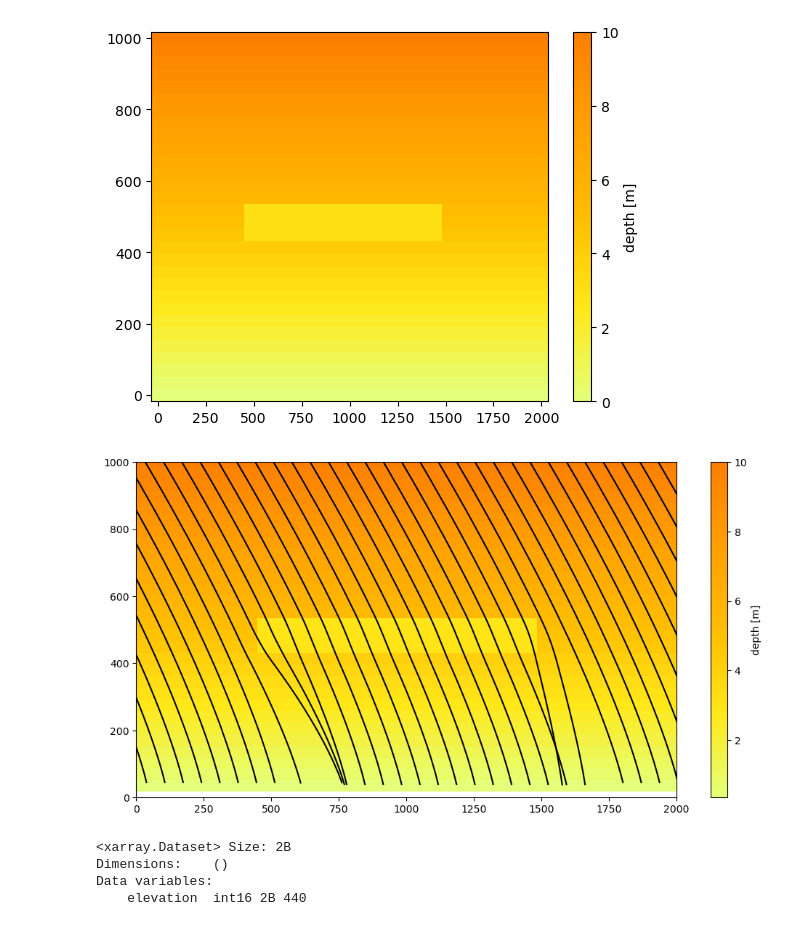
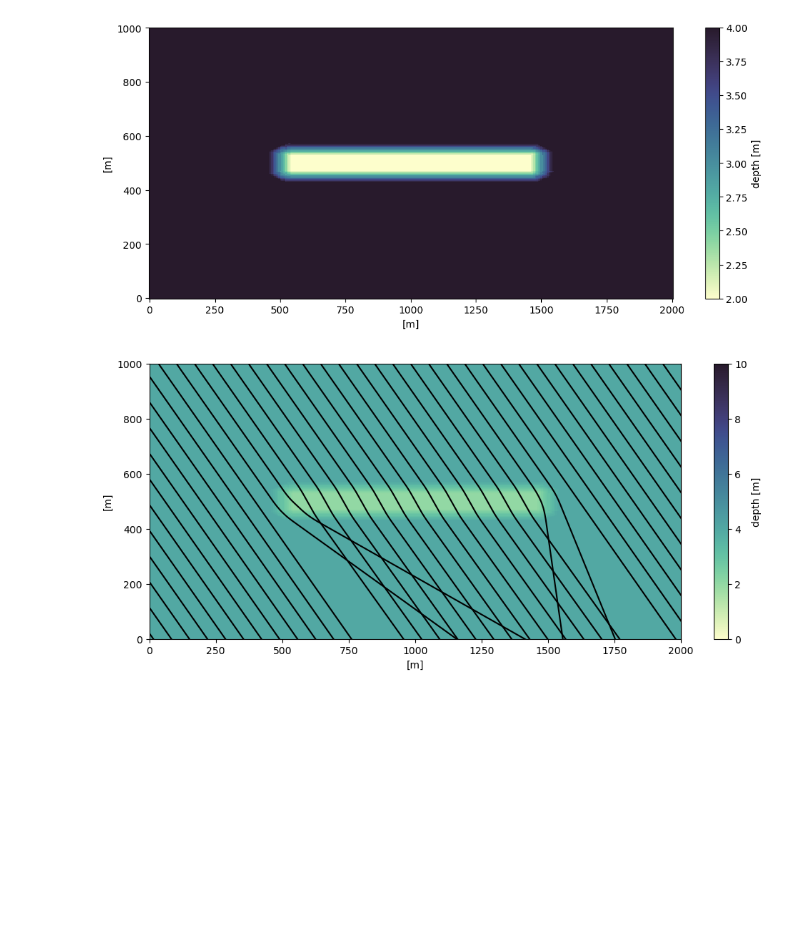
Before and after one commit to Witeend/ocean_wave_tracing, a Jupyter notebook: notebooks/Waves.ipynb, the cells around one changed output. Drawn from its saved outputs; the diff is of its cells as text; code cells hidden in the pictures; blank space fills up the shorter version.

```diff
--- a/notebooks/Waves.ipynb
+++ b/notebooks/Waves.ipynb
@@ -15,5 +43,5 @@ from ocean_wave_tracing.ocean_wave_tracing import Wave_tracing
 # %%
-nx = 30; ny = 30 # number of grid points in x- and y-direction
+nx = 300; ny = 300 # number of grid points in x- and y-direction
 x = np.linspace(0,2000,nx) # size x-domain [m]
 y = np.linspace(0,1000,ny) # size y-domain [m]
 T = 300 # simulation time [s]
@@ -21,57 +49,64 @@ U=np.zeros((ny,nx))
 V=np.zeros((ny,nx))
 # U[ny//2:,:]=1
 
+nt=300
 rays=60
 
-d_off = 10
-d_bw = 3
+d_off = 4
+d_bw = 2
 
 d = np.ones((ny, nx)) * d_off
 
-for i in range(ny):
-    d[i, :] -= np.ones(nx) * d_off * (1 - i / (ny - 1))
-
-
+# for i in range(ny):
+#     d[i, :] -= np.ones(nx) * d_off * (1 - i / (ny - 1))
 
 d[int(ny//2-ny/20):int(ny//2+ny/20), int(nx//2-nx/4):int(nx//2+nx/4)] = np.ones((int(ny/10), int(nx/2))) * d_bw
 
+d = smooth(d, 50, 0.2)
+
 xv, yv = np.meshgrid(x, y)
-fig, ax = plt.subplots();
-pc=ax.pcolormesh(xv,yv,d,shading='auto', cmap='Wistia')
+fig, ax = plt.subplots(figsize=(12, 5));
+pc=ax.pcolormesh(xv,yv,d,shading='auto', cmap=cmocean.cm.deep)
 dc=fig.colorbar(pc)
 dc.set_label('depth [m]')
 
+plt.xlabel('[m]')
+plt.ylabel('[m]')
+
 # Define a wave tracing object
 wt = Wave_tracing(U=U,V=V,
-                       nx=nx, ny=ny, nt=100,T=T,
+                       nx=nx, ny=ny, nt=nt,T=T,
                        dx=x[1]-x[0],dy=y[1]-y[0],
                        nb_wave_rays=rays,
                        domain_X0=x[0], domain_XN=x[-1],
                        domain_Y0=y[0], domain_YN=y[-1],
                        d=d)
 
 # Set initial conditions
 wt.set_initial_condition(wave_period=10,
                           theta0=-0.3*np.pi, ipx=np.linspace(-2000, 2000, rays), ipy=np.ones(rays)*1000)
 
 # Solve
 wt.solve()
 
 # Plot
-fig, ax = plt.subplots(figsize=(12, 6));
+fig, ax = plt.subplots(figsize=(12, 5));
 # pc=ax.pcolormesh(wt.x,wt.y,wt.U.isel(time=0),shading='auto', cmap='Wistia')
-pc=ax.pcolormesh(wt.x,wt.y,wt.d,shading='auto', cmap='Wistia')
+pc=ax.pcolormesh(wt.x,wt.y,wt.d,shading='auto', cmap=cmocean.cm.deep, vmin=0, vmax=10)
 dc=fig.colorbar(pc)
 dc.set_label('depth [m]')
 
 for ray_id in range(wt.nb_wave_rays):
     ax.plot(wt.ray_x[ray_id,:],wt.ray_y[ray_id,:],'-k')
 
 plt.xlim(x.min(), x.max())
 plt.ylim(y.min(), y.max())
 
+plt.xlabel('[m]')
+plt.ylabel('[m]')
+
 # ax.quiver(x, y, U ,V)
 plt.show()
 # %% [output]
-[figure, old version]
+[figure, new version]
-[figure, old version]
+[figure, new version]
@@ -104,10 +143,3 @@ depth = depth.astype(np.float32)
-# %%
-da.max()
-# %% [output]
-<xarray.Dataset> Size: 2B
-Dimensions:    ()
-Data variables:
-    elevation  int16 2B 440
 # %%
 # SET conditions for wave tracing
 
```
Also changed, not shown: parts of 10 cells of this notebook, 6 other files.
